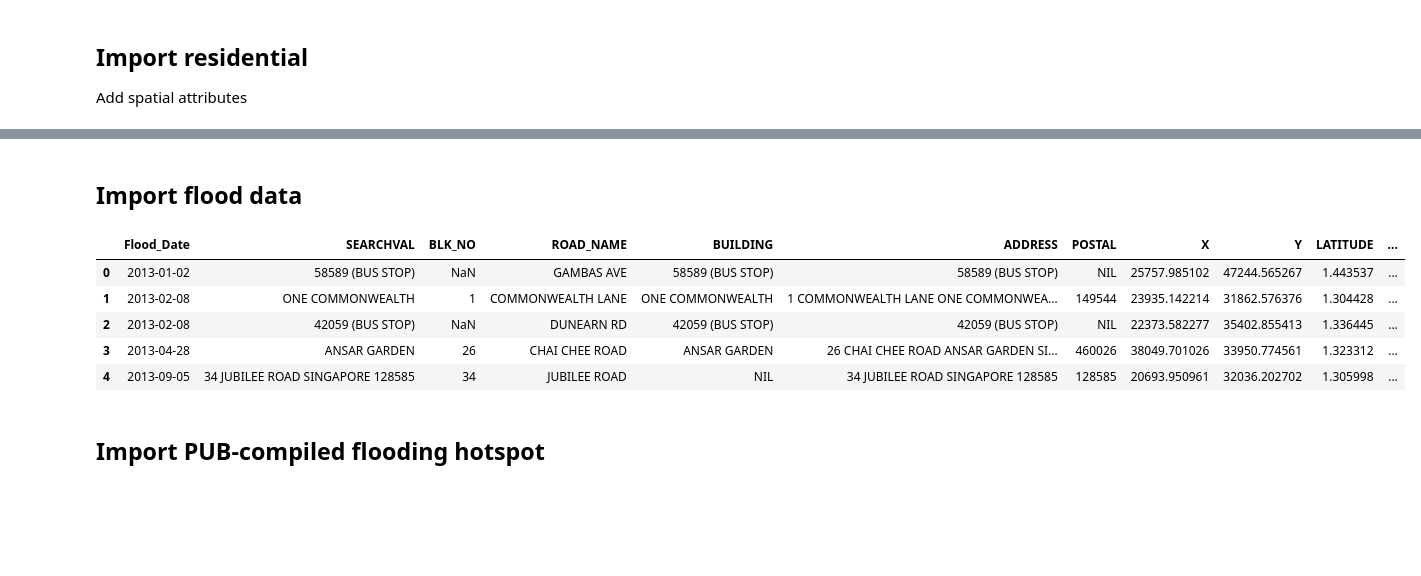
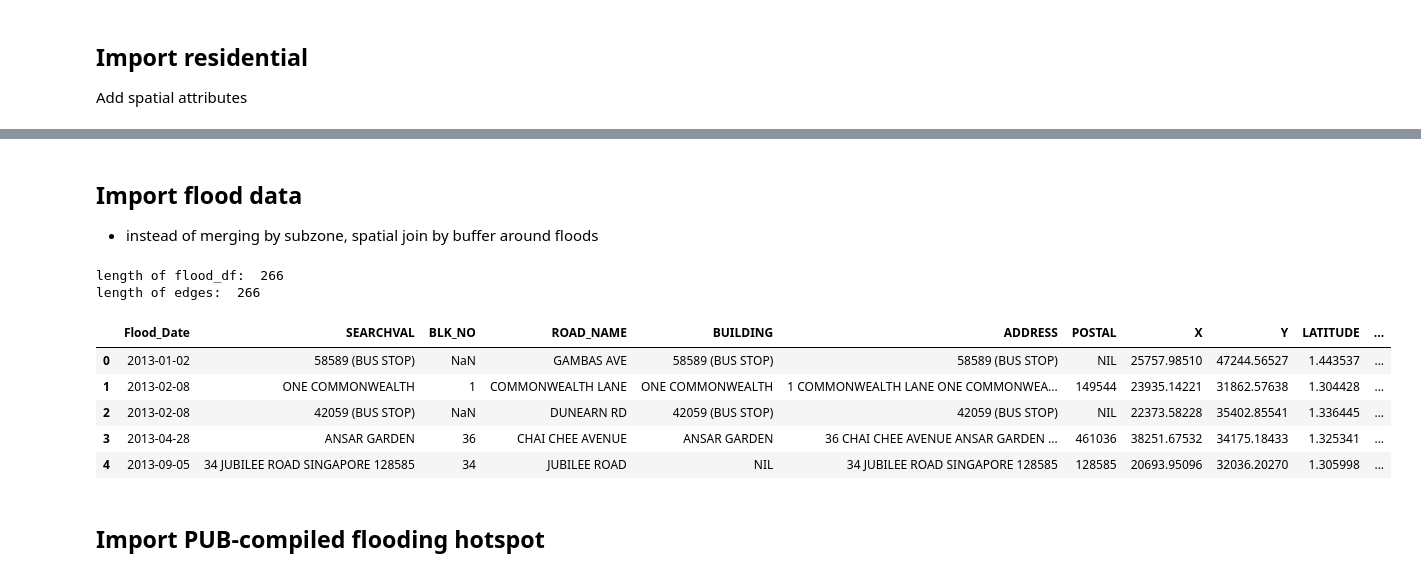
Before and after one commit to pakhuiying/property_prices_flood, a Jupyter notebook: private_property_analysis.ipynb, the cells around one changed output, grey strips where cells are left out. Drawn from its saved outputs; the diff is of its cells as text; code cells hidden in the pictures; blank space fills up the shorter version.

```diff
--- a/private_property_analysis.ipynb
+++ b/private_property_analysis.ipynb
@@ -55,16 +55,19 @@ import helper_functions.DEM as DEM
 # %% [markdown]
 # Robustness parameters
 # %%
-buffer = 500 # buffer around points/polygons so that it will intersect with residential building.
+buffer = 200 # buffer around points/polygons so that it will intersect with residential building.
 # higher buffer radius implies biffer area will intersect with residential building
 depth = None # BFS depth, used for road network. TODO: If you don't want to use road network, assign as None
 if depth is not None:
     road_network_buffer = True
 else:
     road_network_buffer = False
-adaptation_groupby_column = 'Building Name' # better if fixed effect is building,
+adaptation_groupby_column = 'Project Name' #'Building Name' # better if fixed effect is building,
 # else use Project Name but effects may be diluted because adaption work will be a lot more extension
-
+# months after flood list
+months_after_flood_list = [1,2,3, 6, 9, 12]
+# flood bins to cut flood period intervals
+flood_bins = None #[-np.inf,6,12,np.inf]
 # save results as save_fp filepath
 save_fp = os.path.join(r"Exported_Data",
                        f"floodPrivateResidential_{datetime.today().strftime('%Y%m%d')}_buffer{buffer}_networkDepth{depth}_adaptation{adaptation_groupby_column.replace(' ','')}.csv")
@@ -153,20 +156,41 @@ Number of ground floor units: 34327
 5 rows × 39 columns
 # %% [markdown]
 ## Import flood data
+
+- instead of merging by subzone, spatial join by buffer around floods
 # %%
 # historical flood
-flood_df = Data.get_flood_df(Data.FLOOD_FP)
-# update frroms from 2013 to 2025
-# spatial join with subzone
-flood_df = flood_df.sjoin(subzone_shp[["SUBZONE_N","PLN_AREA_N","geometry"]],how="left")
+
+# (points gdf)
+# flood_df = Data.get_flood_df(Data.FLOOD_FP)
+# # update frroms from 2013 to 2025
+# # spatial join with subzone
+# flood_df = flood_df.sjoin(subzone_shp[["SUBZONE_N","PLN_AREA_N","geometry"]],how="left")
+if road_network_buffer:
+    # # (polygon gdf) - buffer around downstream of flooded roads
+    flood_df = Data.get_flood_network_buffer(G_car, Data.FLOOD_FP, reverse = False,
+                                depth_limit = depth,
+                                buffer_dist=buffer)
+    # plot
+    ax = planningArea_shp.plot(fc="None",ec="k")
+    flood_df.plot(ax=ax,color="green",alpha=0.5)
+    ref_df = Data.get_flood_buffer(G_car, Data.FLOOD_FP,radius=1)
+    ref_df.plot(ax=ax,color="red",alpha=0.5)
+    ax.axis('off')
+    plt.show()
+else:
+    # # (polygon gdf) - buffer around flooded roads
+    flood_df = Data.get_flood_buffer(G_car, Data.FLOOD_FP, radius=buffer)
 flood_df.head()
 # %% [output]
+length of flood_df:  266
+length of edges:  266
 |  | Flood_Date | SEARCHVAL | BLK_NO | ROAD_NAME | BUILDING | ADDRESS | POSTAL | X | Y | LATITUDE | ... |
-| 0 | 2013-01-02 | 58589 (BUS STOP) | NaN | GAMBAS AVE | 58589 (BUS STOP) | 58589 (BUS STOP) | NIL | 25757.985102 | 47244.565267 | 1.443537 | ... |
-| 1 | 2013-02-08 | ONE COMMONWEALTH | 1 | COMMONWEALTH LANE | ONE COMMONWEALTH | 1 COMMONWEALTH LANE ONE COMMONWEA... | 149544 | 23935.142214 | 31862.576376 | 1.304428 | ... |
-| 2 | 2013-02-08 | 42059 (BUS STOP) | NaN | DUNEARN RD | 42059 (BUS STOP) | 42059 (BUS STOP) | NIL | 22373.582277 | 35402.855413 | 1.336445 | ... |
-| 3 | 2013-04-28 | ANSAR GARDEN | 26 | CHAI CHEE ROAD | ANSAR GARDEN | 26 CHAI CHEE ROAD ANSAR GARDEN SI... | 460026 | 38049.701026 | 33950.774561 | 1.323312 | ... |
-| 4 | 2013-09-05 | 34 JUBILEE ROAD SINGAPORE 128585 | 34 | JUBILEE ROAD | NIL | 34 JUBILEE ROAD SINGAPORE 128585 | 128585 | 20693.950961 | 32036.202702 | 1.305998 | ... |
+| 0 | 2013-01-02 | 58589 (BUS STOP) | NaN | GAMBAS AVE | 58589 (BUS STOP) | 58589 (BUS STOP) | NIL | 25757.98510 | 47244.56527 | 1.443537 | ... |
+| 1 | 2013-02-08 | ONE COMMONWEALTH | 1 | COMMONWEALTH LANE | ONE COMMONWEALTH | 1 COMMONWEALTH LANE ONE COMMONWEA... | 149544 | 23935.14221 | 31862.57638 | 1.304428 | ... |
+| 2 | 2013-02-08 | 42059 (BUS STOP) | NaN | DUNEARN RD | 42059 (BUS STOP) | 42059 (BUS STOP) | NIL | 22373.58228 | 35402.85541 | 1.336445 | ... |
+| 3 | 2013-04-28 | ANSAR GARDEN | 36 | CHAI CHEE AVENUE | ANSAR GARDEN | 36 CHAI CHEE AVENUE ANSAR GARDEN ... | 461036 | 38251.67532 | 34175.18433 | 1.325341 | ... |
+| 4 | 2013-09-05 | 34 JUBILEE ROAD SINGAPORE 128585 | 34 | JUBILEE ROAD | NIL | 34 JUBILEE ROAD SINGAPORE 128585 | 128585 | 20693.95096 | 32036.20270 | 1.305998 | ... |
 # %% [markdown]
 ## Import PUB-compiled flooding hotspot
 # %%
```
Also changed, not shown: parts of 46 cells of this notebook.
